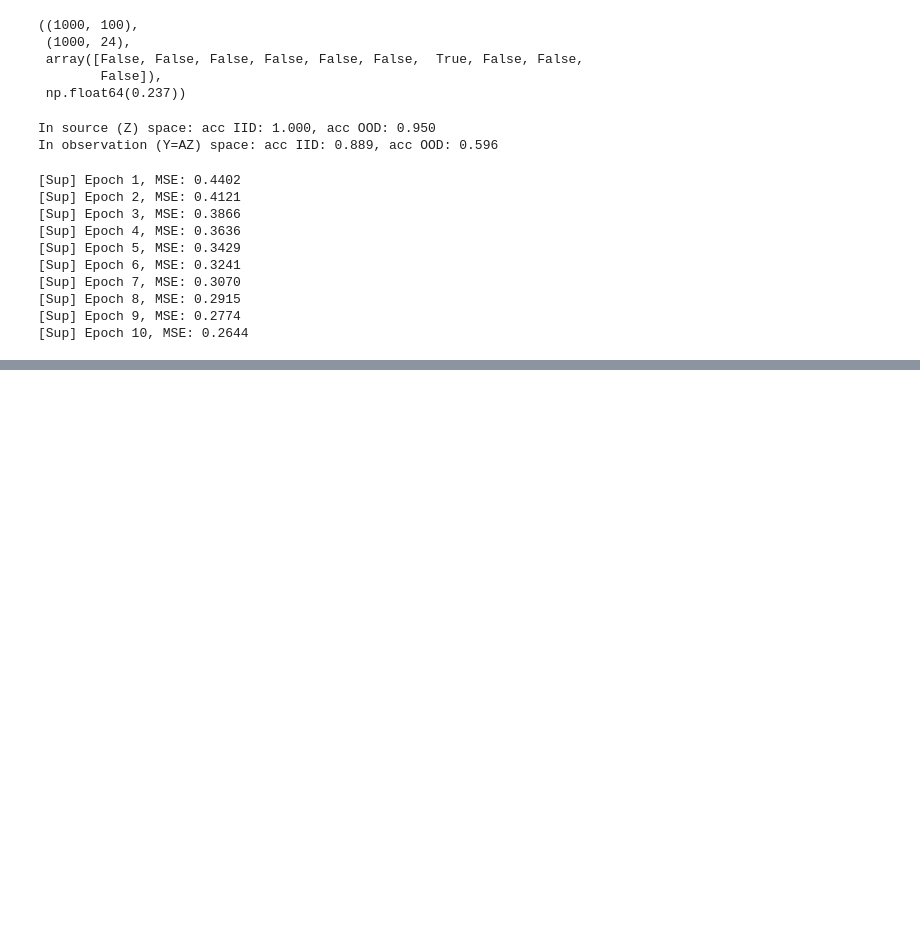
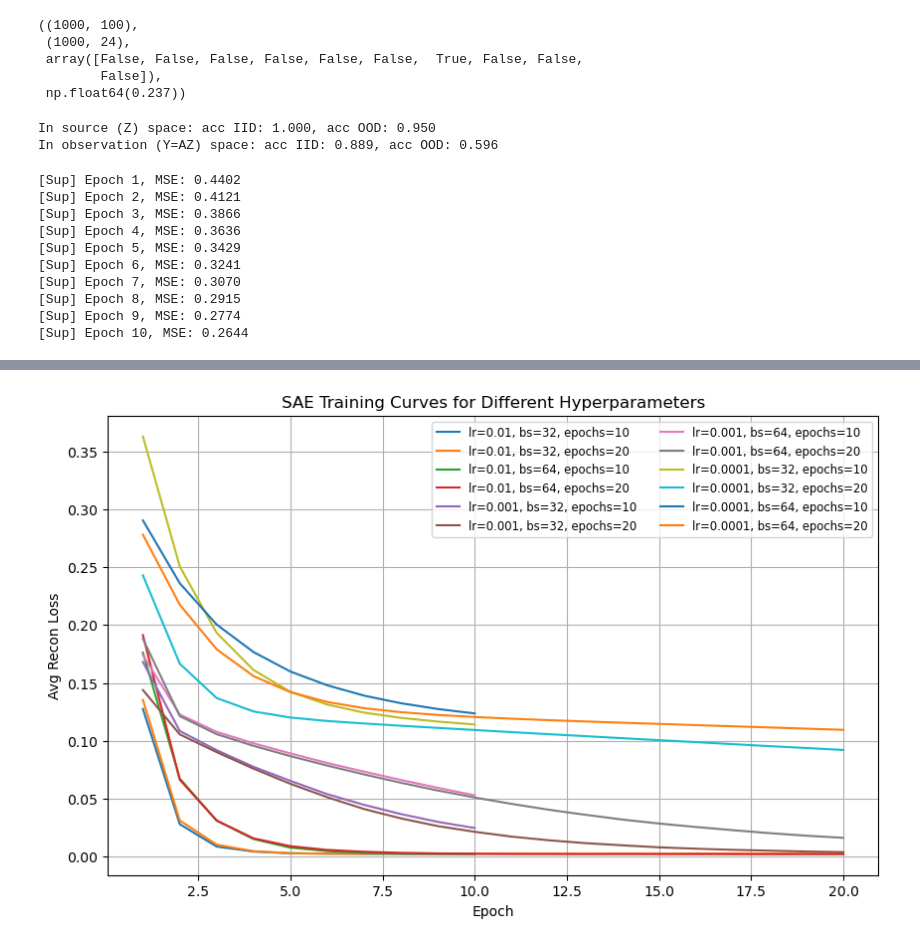
Before and after one commit to shrutij01/compositional-sparse-ood, a Jupyter notebook: 8_highD_clean_Isa.ipynb, the cells around one changed output, grey strips where cells are left out. Drawn from its saved outputs; the diff is of its cells as text; code cells hidden in the pictures; blank space fills up the shorter version.

```diff
--- a/8_highD_clean_Isa.ipynb
+++ b/8_highD_clean_Isa.ipynb
@@ -296,0 +332,27 @@ for epoch in range(num_epochs):
+# %%
+device = torch.device('cuda' if torch.cuda.is_available() else 'cpu')
+
+def make_dataloaders(Y, Z, batch_size):
+    ds = TensorDataset(torch.tensor(Y, dtype=torch.float32),
+                       torch.tensor(Z, dtype=torch.float32))
+    return DataLoader(ds, batch_size=batch_size, shuffle=True)
+
+def build_model(M, N):
+    enc = torch.nn.Sequential(
+        torch.nn.Linear(M, N),
+        torch.nn.Softplus()
+    ).to(device)
+    dec = torch.nn.Linear(N, M).to(device)
+    return enc, dec
+
+def reset_and_reinit(encoder, decoder, lr):
+    # reinit weights and re‐build optimizer
+    for m in encoder.modules():
+        if hasattr(m, 'reset_parameters'):
+            m.reset_parameters()
+    for m in decoder.modules():
+        if hasattr(m, 'reset_parameters'):
+            m.reset_parameters()
+    opt = torch.optim.Adam(list(encoder.parameters()) +
+                           list(decoder.parameters()), lr=lr)
+    return encoder, decoder, opt
@@ -296,0 +405,14 @@ for epoch in range(num_epochs):
+# %%
+# --- plotting:
+plt.figure(figsize=(10, 6))
+for (lr, bs, epochs), losses in results.items():
+    label = f"lr={lr}, bs={bs}, epochs={epochs}"
+    plt.plot(range(1, len(losses)+1), losses, label=label)
+plt.xlabel("Epoch")
+plt.ylabel("Avg Recon Loss")
+plt.title("SAE Training Curves for Different Hyperparameters")
+plt.legend(fontsize="small", ncol=2)
+plt.grid(True)
+plt.show()
+# %% [output]
+[figure, added]
```
Also changed, not shown: parts of 6 cells of this notebook.
